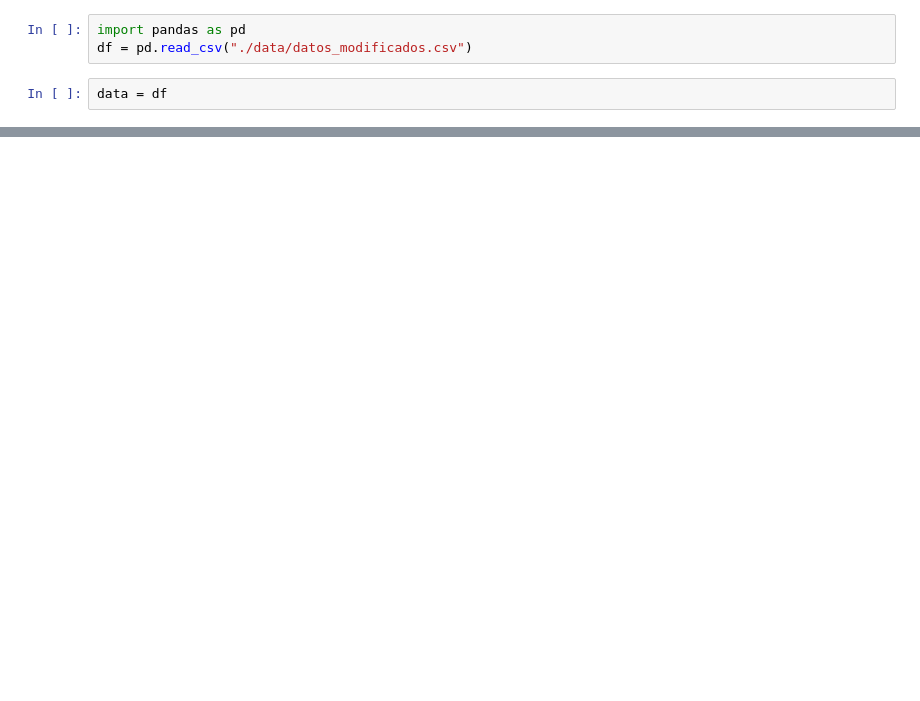
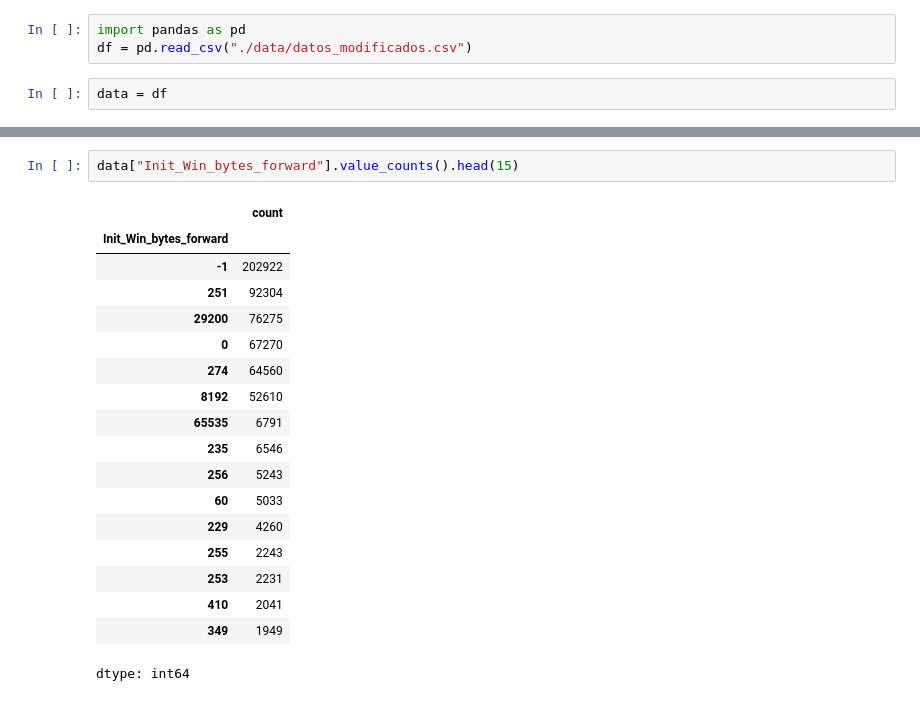
Before and after one commit to arantafall/prediccion-ataques-ciber, a Jupyter notebook: AnalisisEDA.ipynb, the cells around one changed output, grey strips where cells are left out. Cells and saved outputs as stored; diff of their text form; blank space fills up the shorter version.

```diff
--- a/AnalisisEDA.ipynb
+++ b/AnalisisEDA.ipynb
@@ -60,0 +144,21 @@ dtype: int64
+# %%
+data["Init_Win_bytes_forward"].value_counts().head(15)
+# %% [output]
+|  | count |
+| Init_Win_bytes_forward |  |
+| -1 | 202922 |
+| 251 | 92304 |
+| 29200 | 76275 |
+| 0 | 67270 |
+| 274 | 64560 |
+| 8192 | 52610 |
+| 65535 | 6791 |
+| 235 | 6546 |
+| 256 | 5243 |
+| 60 | 5033 |
+| 229 | 4260 |
+| 255 | 2243 |
+| 253 | 2231 |
+| 410 | 2041 |
+| 349 | 1949 |
+dtype: int64
```
Also changed, not shown: parts of 10 cells of this notebook.
